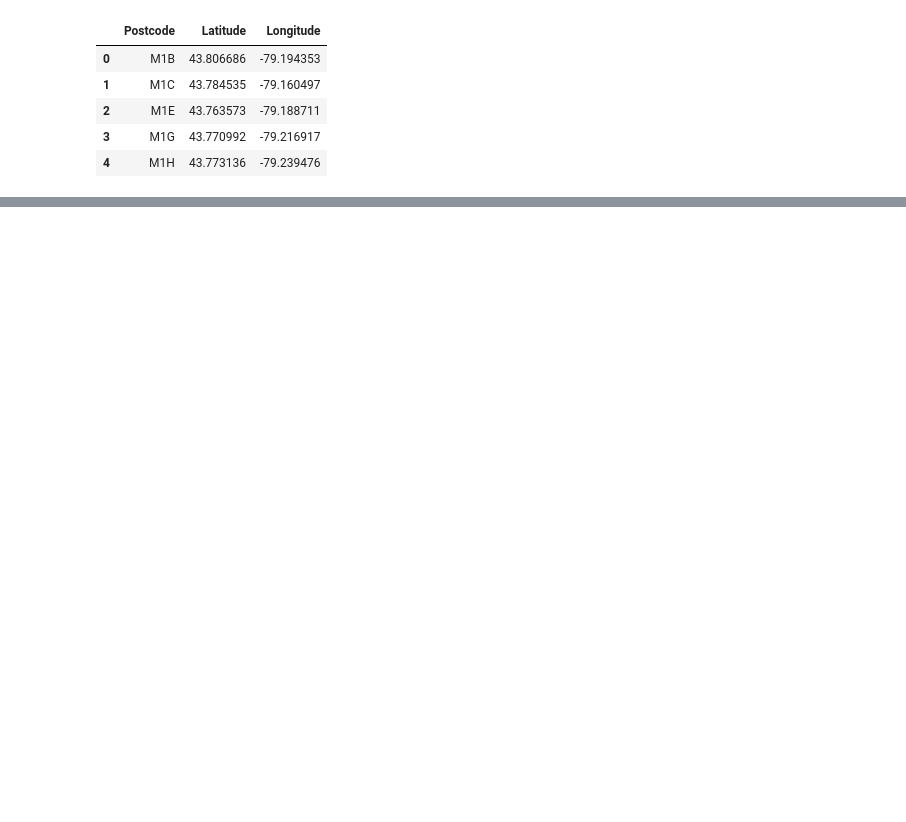
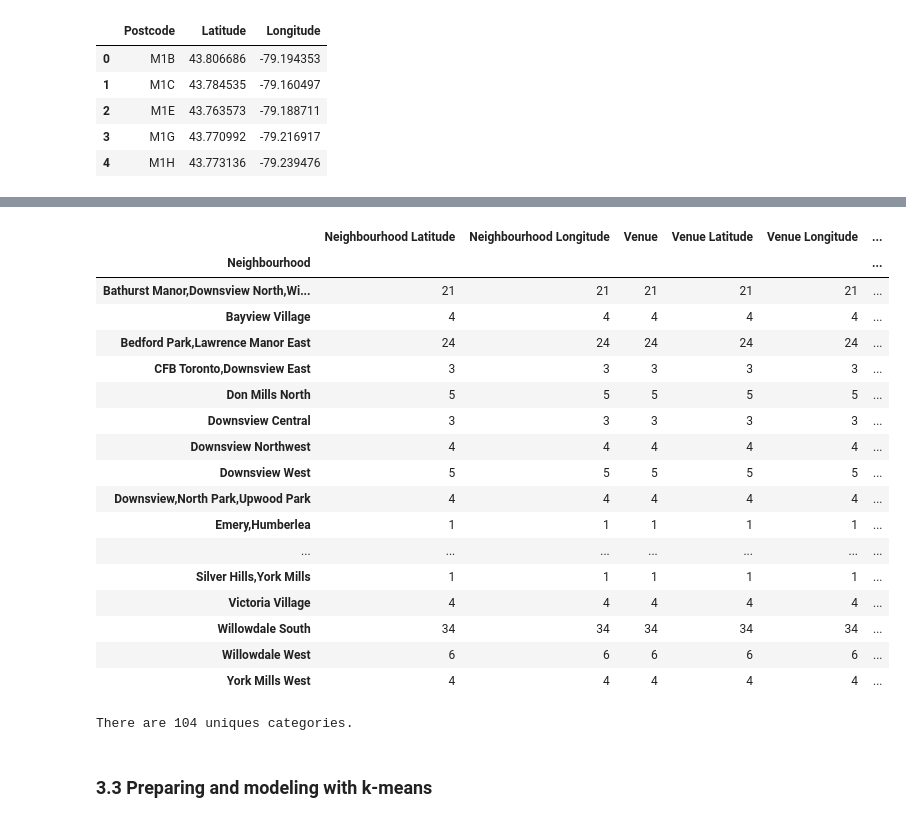
Before and after one commit to micha-1987/Toronto-neighborhood, a Jupyter notebook: Toronto neighborhood.ipynb, the cells around one changed output, grey strips where cells are left out. Saved outputs shown, nothing was run; the diff lists cells and outputs as text; code cells hidden in the pictures; blank space fills up the shorter version.

```diff
--- a/Toronto neighborhood.ipynb
+++ b/Toronto neighborhood.ipynb
@@ -179,0 +290,28 @@ neighborhood_onehot.shape
+# %%
+NorthYork_venues.groupby('Neighbourhood').count()
+# %% [output]
+|  | Neighbourhood Latitude | Neighbourhood Longitude | Venue | Venue Latitude | Venue Longitude | ... |
+| Neighbourhood |  |  |  |  |  | ... |
+| Bathurst Manor,Downsview North,Wi... | 21 | 21 | 21 | 21 | 21 | ... |
+| Bayview Village | 4 | 4 | 4 | 4 | 4 | ... |
+| Bedford Park,Lawrence Manor East | 24 | 24 | 24 | 24 | 24 | ... |
+| CFB Toronto,Downsview East | 3 | 3 | 3 | 3 | 3 | ... |
+| Don Mills North | 5 | 5 | 5 | 5 | 5 | ... |
+| Downsview Central | 3 | 3 | 3 | 3 | 3 | ... |
+| Downsview Northwest | 4 | 4 | 4 | 4 | 4 | ... |
+| Downsview West | 5 | 5 | 5 | 5 | 5 | ... |
+| Downsview,North Park,Upwood Park | 4 | 4 | 4 | 4 | 4 | ... |
+| Emery,Humberlea | 1 | 1 | 1 | 1 | 1 | ... |
+| ... | ... | ... | ... | ... | ... | ... |
+| Silver Hills,York Mills | 1 | 1 | 1 | 1 | 1 | ... |
+| Victoria Village | 4 | 4 | 4 | 4 | 4 | ... |
+| Willowdale South | 34 | 34 | 34 | 34 | 34 | ... |
+| Willowdale West | 6 | 6 | 6 | 6 | 6 | ... |
+| York Mills West | 4 | 4 | 4 | 4 | 4 | ... |
+# %%
+#Number of unique categories
+print('There are {} uniques categories.'.format(len(NorthYork_venues['Venue Category'].unique())))
+# %% [output]
+There are 104 uniques categories.
+# %% [markdown]
+### 3.3 Preparing and modeling with k-means
```
Also changed, not shown: parts of 32 cells of this notebook.
